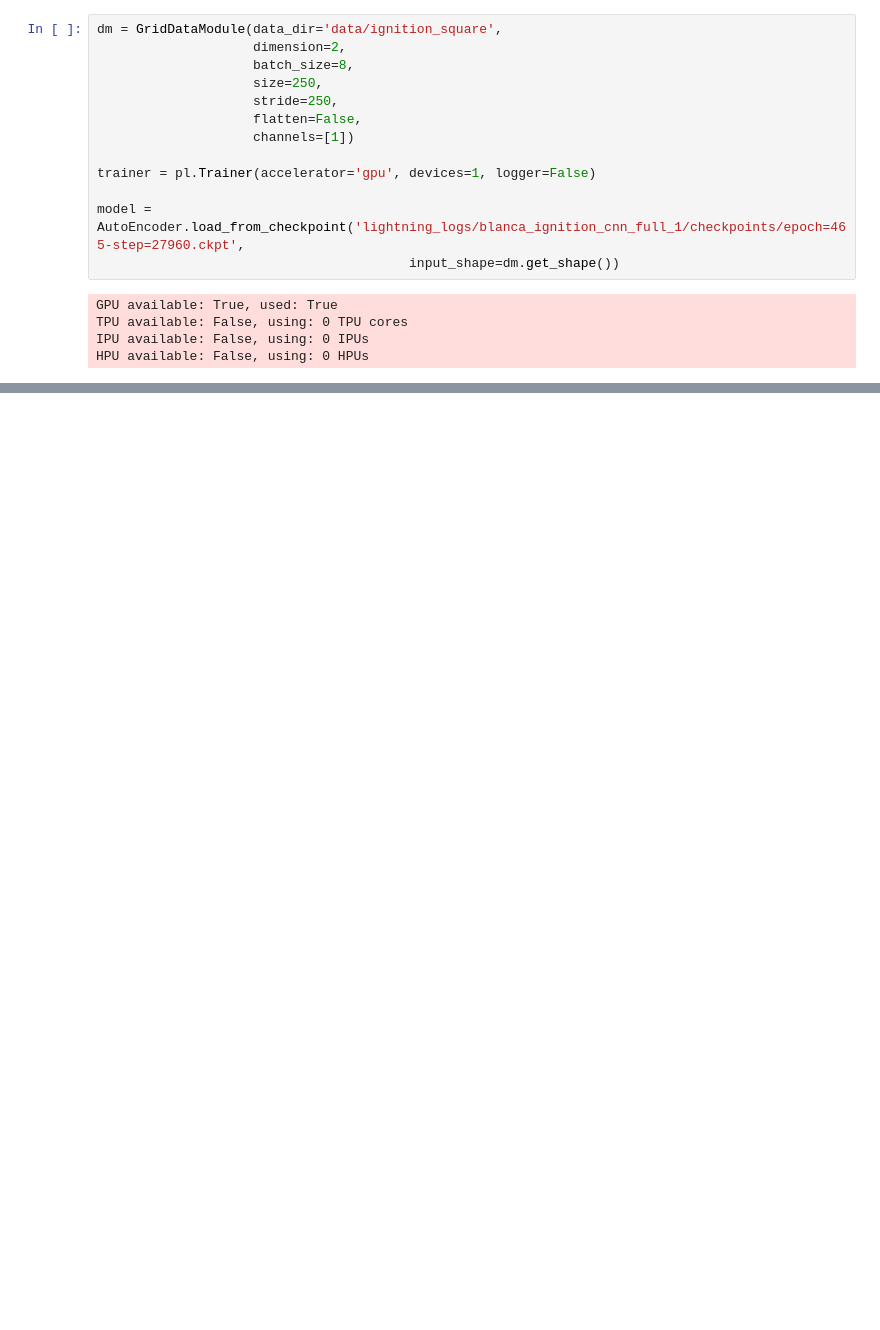
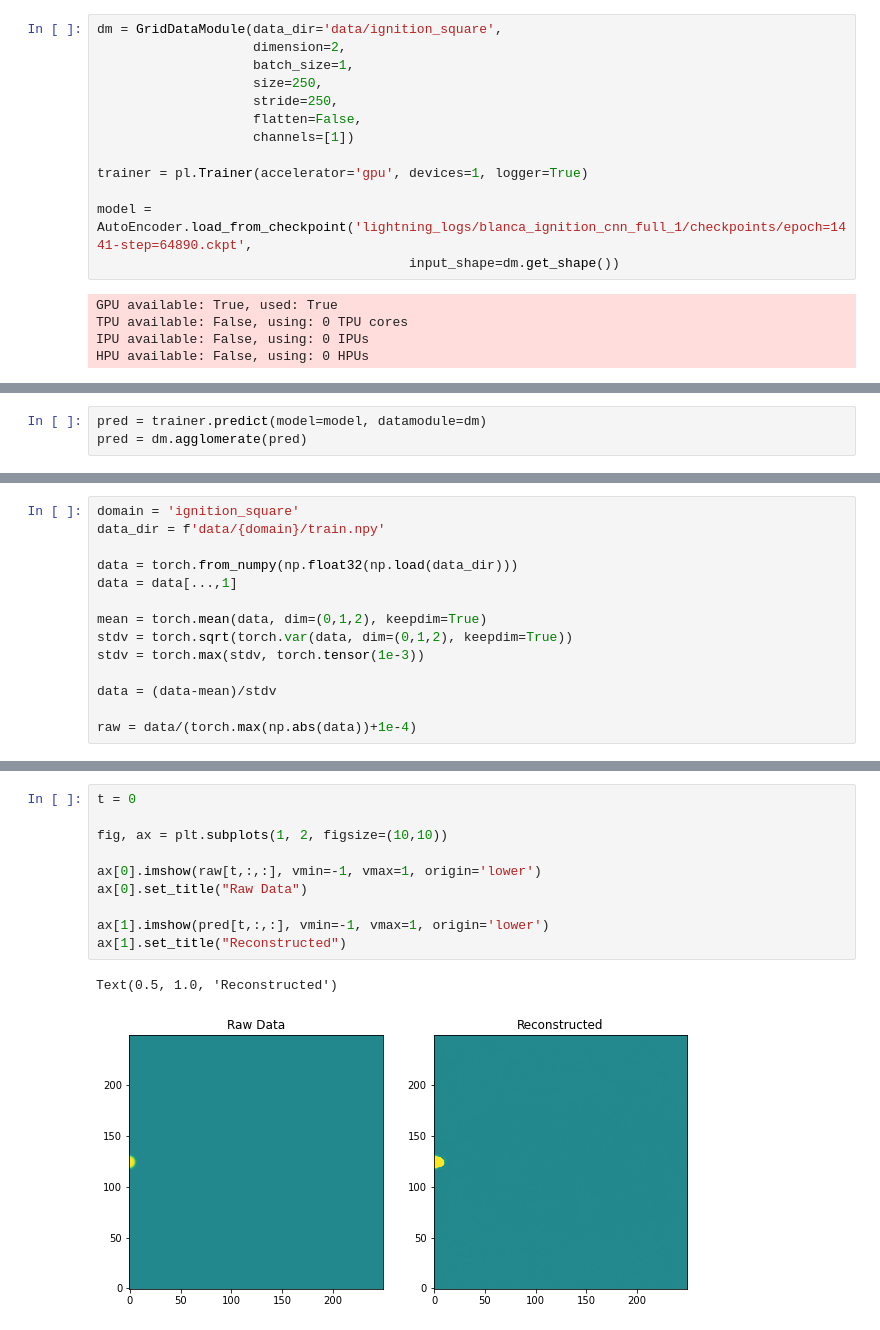
Before and after one commit to AlgorithmicDataReduction/PyTorch-QuadConv, a Jupyter notebook: Checkpoint.ipynb, the cells around one changed output, grey strips where cells are left out. Drawn from its saved outputs; the diff is of its cells as text; blank space fills up the shorter version.

```diff
--- a/Checkpoint.ipynb
+++ b/Checkpoint.ipynb
@@ -6,15 +9,15 @@ from core.model import AutoEncoder
 # %%
 dm = GridDataModule(data_dir='data/ignition_square',
                     dimension=2,
-                    batch_size=8,
+                    batch_size=1,
                     size=250,
                     stride=250,
                     flatten=False,
                     channels=[1])
 
-trainer = pl.Trainer(accelerator='gpu', devices=1, logger=False)
+trainer = pl.Trainer(accelerator='gpu', devices=1, logger=True)
 
-model = AutoEncoder.load_from_checkpoint('lightning_logs/blanca_ignition_cnn_full_1/checkpoints/epoch=465-step=27960.ckpt',
+model = AutoEncoder.load_from_checkpoint('lightning_logs/blanca_ignition_cnn_full_1/checkpoints/epoch=1441-step=64890.ckpt',
                                         input_shape=dm.get_shape())
 # %% [output]
 GPU available: True, used: True
@@ -32,0 +41,3 @@ LOCAL_RANK: 0 - CUDA_VISIBLE_DEVICES: [0]
+# %%
+pred = trainer.predict(model=model, datamodule=dm)
+pred = dm.agglomerate(pred)
@@ -32,0 +48,14 @@ LOCAL_RANK: 0 - CUDA_VISIBLE_DEVICES: [0]
+# %%
+domain = 'ignition_square'
+data_dir = f'data/{domain}/train.npy'
+
+data = torch.from_numpy(np.float32(np.load(data_dir)))
+data = data[...,1]
+
+mean = torch.mean(data, dim=(0,1,2), keepdim=True)
+stdv = torch.sqrt(torch.var(data, dim=(0,1,2), keepdim=True))
+stdv = torch.max(stdv, torch.tensor(1e-3))
+
+data = (data-mean)/stdv
+
+raw = data/(torch.max(np.abs(data))+1e-4)
@@ -32,0 +80,13 @@ LOCAL_RANK: 0 - CUDA_VISIBLE_DEVICES: [0]
+# %%
+t = 0
+
+fig, ax = plt.subplots(1, 2, figsize=(10,10))
+
+ax[0].imshow(raw[t,:,:], vmin=-1, vmax=1, origin='lower')
+ax[0].set_title("Raw Data")
+
+ax[1].imshow(pred[t,:,:], vmin=-1, vmax=1, origin='lower')
+ax[1].set_title("Reconstructed")
+# %% [output]
+Text(0.5, 1.0, 'Reconstructed')
+[figure, added]
```
Also changed, not shown: parts of 12 cells of this notebook, 10 other files.
